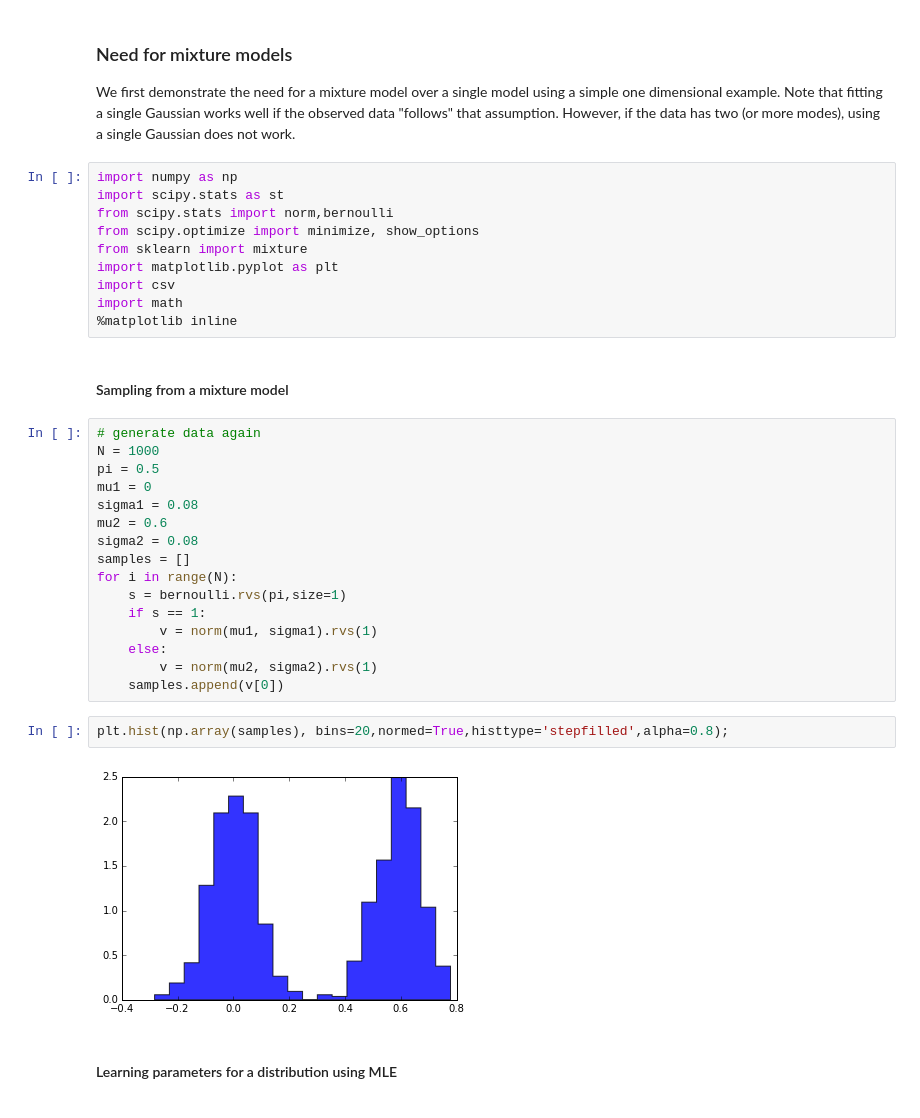
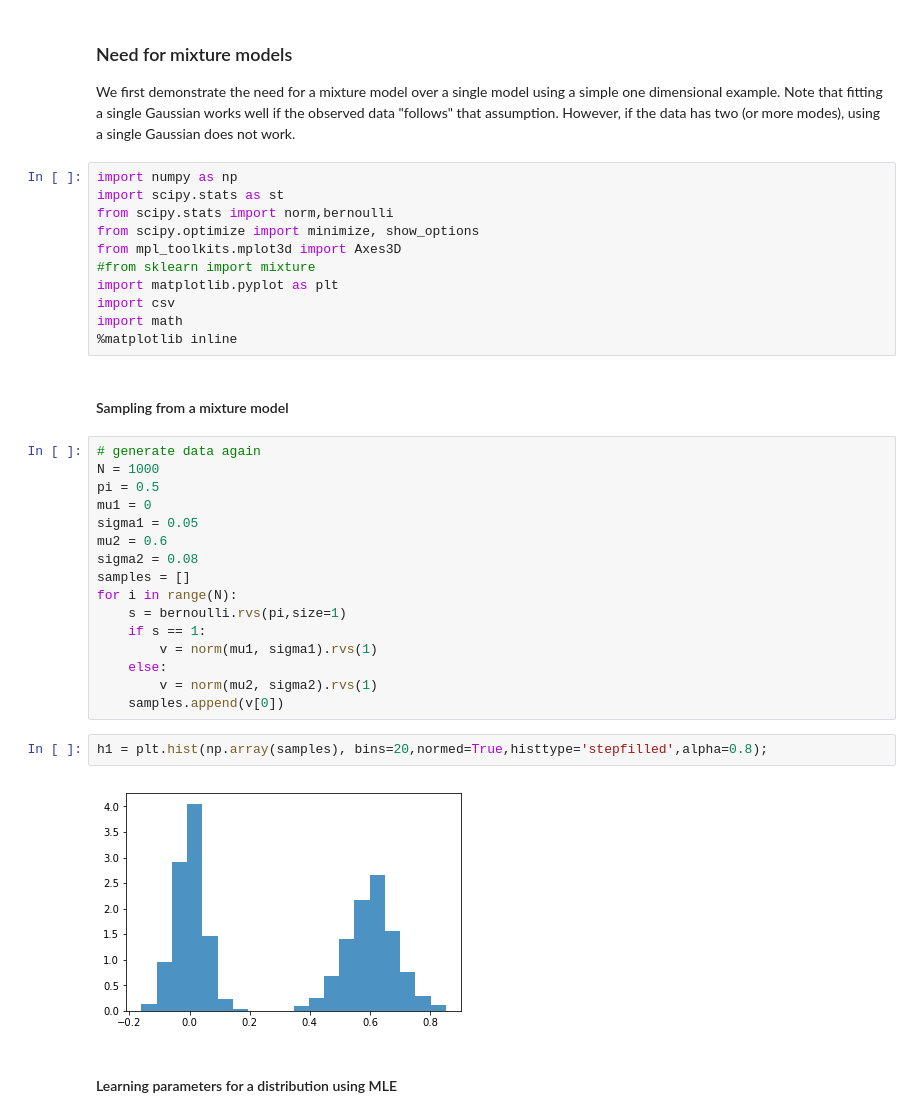
Before and after one commit to ubdsgroup/mlcourse-ub-notebooks, a Jupyter notebook: notebooks/MixtureModels.ipynb, the cells around one changed output. Cells and saved outputs as stored; diff of their text form.

```diff
--- a/notebooks/MixtureModels.ipynb
+++ b/notebooks/MixtureModels.ipynb
@@ -9,7 +9,8 @@ import numpy as np
 import scipy.stats as st
 from scipy.stats import norm,bernoulli
 from scipy.optimize import minimize, show_options
-from sklearn import mixture
+from mpl_toolkits.mplot3d import Axes3D
+#from sklearn import mixture
 import matplotlib.pyplot as plt
 import csv
 import math
@@ -21,7 +22,7 @@ import math
 N = 1000
 pi = 0.5
 mu1 = 0
-sigma1 = 0.08
+sigma1 = 0.05
 mu2 = 0.6
 sigma2 = 0.08
 samples = []
@@ -33,9 +34,9 @@ for i in range(N):
         v = norm(mu2, sigma2).rvs(1)
     samples.append(v[0])
 # %%
-plt.hist(np.array(samples), bins=20,normed=True,histtype='stepfilled',alpha=0.8);
+h1 = plt.hist(np.array(samples), bins=20,normed=True,histtype='stepfilled',alpha=0.8);
 # %% [output]
-[figure, old version]
+[figure, new version]
 # %% [markdown]
 #### Learning parameters for a distribution using MLE
 # %%
```
Also changed, not shown: parts of 23 cells of this notebook.
